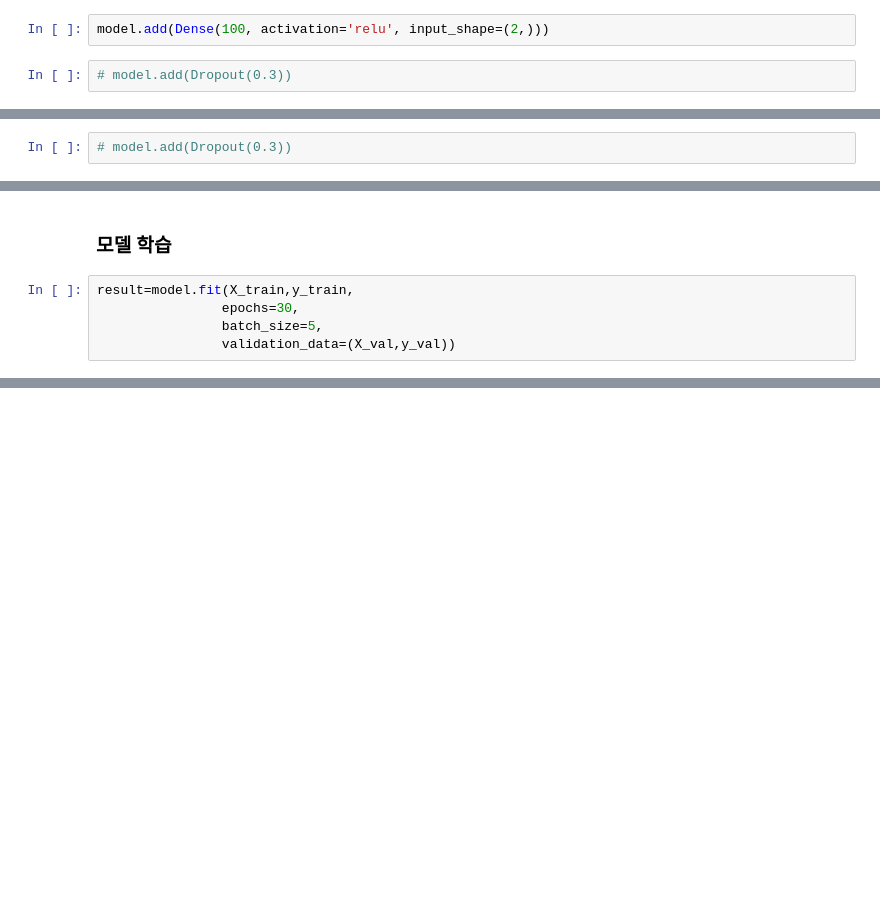
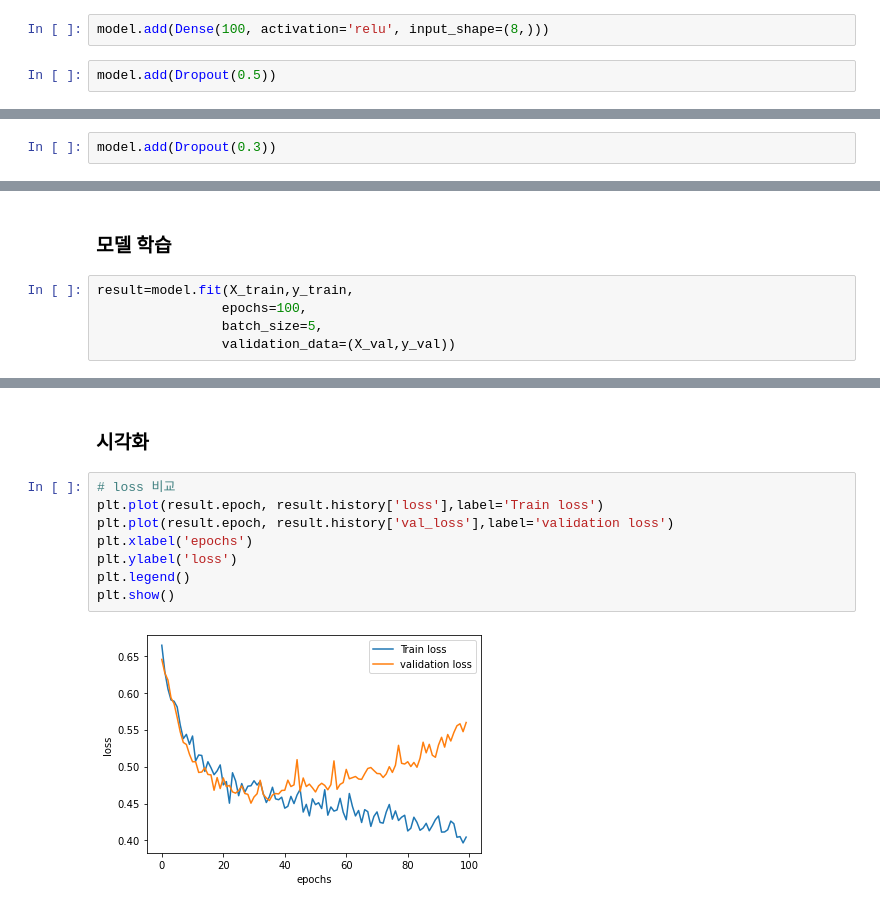
Before and after one commit to qud0511/Machine-Learning, a Jupyter notebook: Kim_ML/lesson/Deep-L/0915당뇨_딥러닝.ipynb, the cells around one changed output, grey strips where cells are left out. Drawn from its saved outputs; the diff is of its cells as text; blank space fills up the shorter version.

```diff
--- a/Kim_ML/lesson/Deep-L/0915당뇨_딥러닝.ipynb
+++ b/Kim_ML/lesson/Deep-L/0915당뇨_딥러닝.ipynb
@@ -108,13 +106,13 @@ X_train.shape
 # %%
 model = Sequential(name='Diabetes')
 # %%
-model.add(Dense(100, activation='relu', input_shape=(2,)))
+model.add(Dense(100, activation='relu', input_shape=(8,)))
 # %%
-# model.add(Dropout(0.3))
+model.add(Dropout(0.5))
 # %%
 model.add(Dense(100, activation = 'relu'))
 # %%
-# model.add(Dropout(0.3))
+model.add(Dropout(0.3))
 # %%
 # 출력 Layer 생성 => Node(퍼셉트론, 뉴런) 갯수, 활성화함수
 model.add(Dense(1, activation ='sigmoid'))
@@ -146,7 +148,7 @@ model.compile(loss='binary_crossentropy',
 ### 모델 학습
 # %%
 result=model.fit(X_train,y_train,
-                epochs=30,
+                epochs=100,
                 batch_size=5,
                 validation_data=(X_val,y_val))
 # %% [output]
@@ -169,0 +172,12 @@ Epoch 30/30
+# %% [markdown]
+### 시각화
+# %%
+# loss 비교
+plt.plot(result.epoch, result.history['loss'],label='Train loss')
+plt.plot(result.epoch, result.history['val_loss'],label='validation loss')
+plt.xlabel('epochs')
+plt.ylabel('loss')
+plt.legend()
+plt.show()
+# %% [output]
+[figure, added]
```
Also changed, not shown: parts of 7 cells of this notebook, 1 other file.
